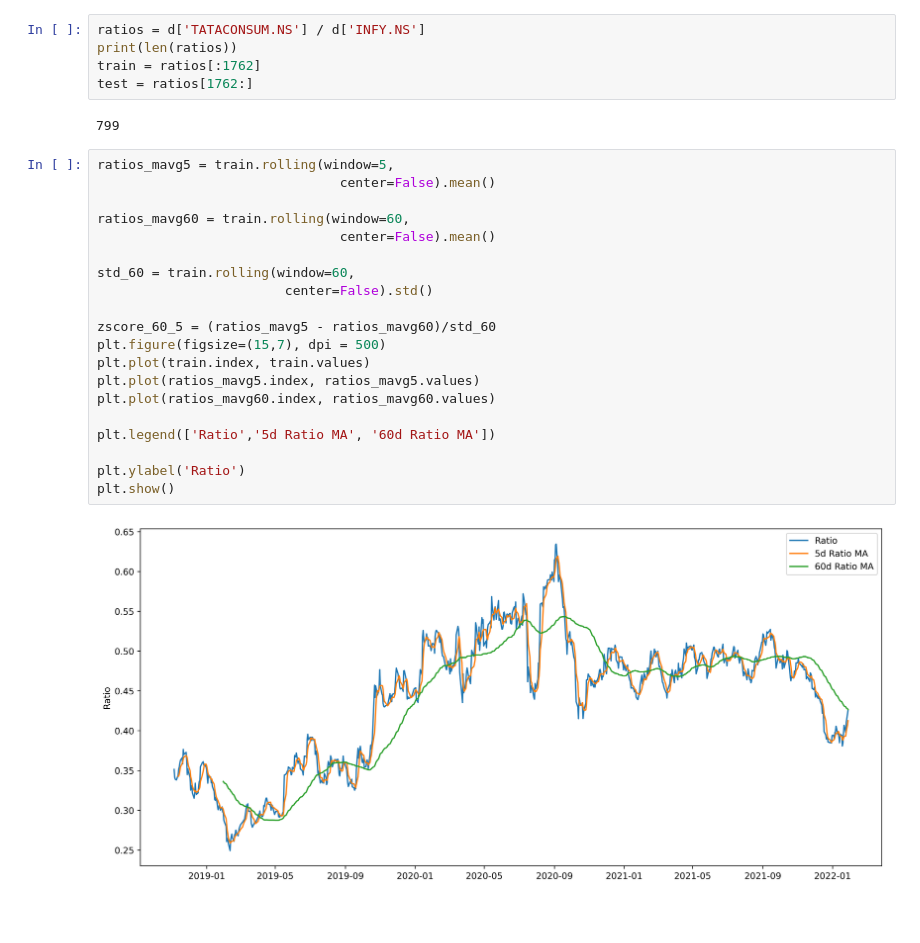
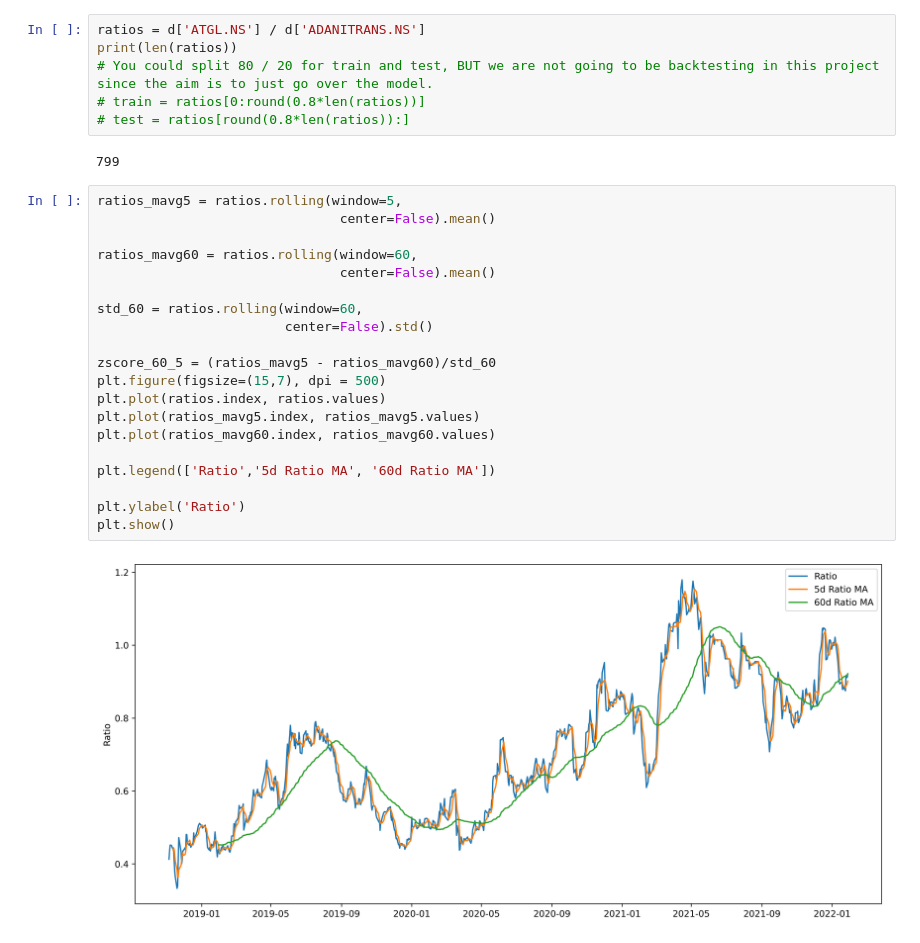
Before and after one commit to nobiSaR/Pairs_Trading, a Jupyter notebook: PairsTrading_part2.ipynb, the cells around one changed output. Drawn from its saved outputs; the diff is of its cells as text; blank space fills up the shorter version.

```diff
--- a/PairsTrading_part2.ipynb
+++ b/PairsTrading_part2.ipynb
@@ -174,32 +190,33 @@ plt.show()
 # %%
-ratios = d['TATACONSUM.NS'] / d['INFY.NS']
+ratios = d['ATGL.NS'] / d['ADANITRANS.NS']
 print(len(ratios))
-train = ratios[:1762]
-test = ratios[1762:]
+# You could split 80 / 20 for train and test, BUT we are not going to be backtesting in this project since the aim is to just go over the model.
+# train = ratios[0:round(0.8*len(ratios))]
+# test = ratios[round(0.8*len(ratios)):]
 # %% [output]
 799
 # %%
-ratios_mavg5 = train.rolling(window=5,
+ratios_mavg5 = ratios.rolling(window=5,
                                center=False).mean()
 
-ratios_mavg60 = train.rolling(window=60,
+ratios_mavg60 = ratios.rolling(window=60,
                                center=False).mean()
 
-std_60 = train.rolling(window=60,
+std_60 = ratios.rolling(window=60,
                         center=False).std()
 
 zscore_60_5 = (ratios_mavg5 - ratios_mavg60)/std_60
 plt.figure(figsize=(15,7), dpi = 500)
-plt.plot(train.index, train.values)
+plt.plot(ratios.index, ratios.values)
 plt.plot(ratios_mavg5.index, ratios_mavg5.values)
 plt.plot(ratios_mavg60.index, ratios_mavg60.values)
 
 plt.legend(['Ratio','5d Ratio MA', '60d Ratio MA'])
 
 plt.ylabel('Ratio')
 plt.show()
 # %% [output]
-[figure, old version]
+[figure, new version]
 # %%
 
 # Take a rolling 60 day standard deviation
```
Also changed, not shown: parts of 9 cells of this notebook, 1 other file.
